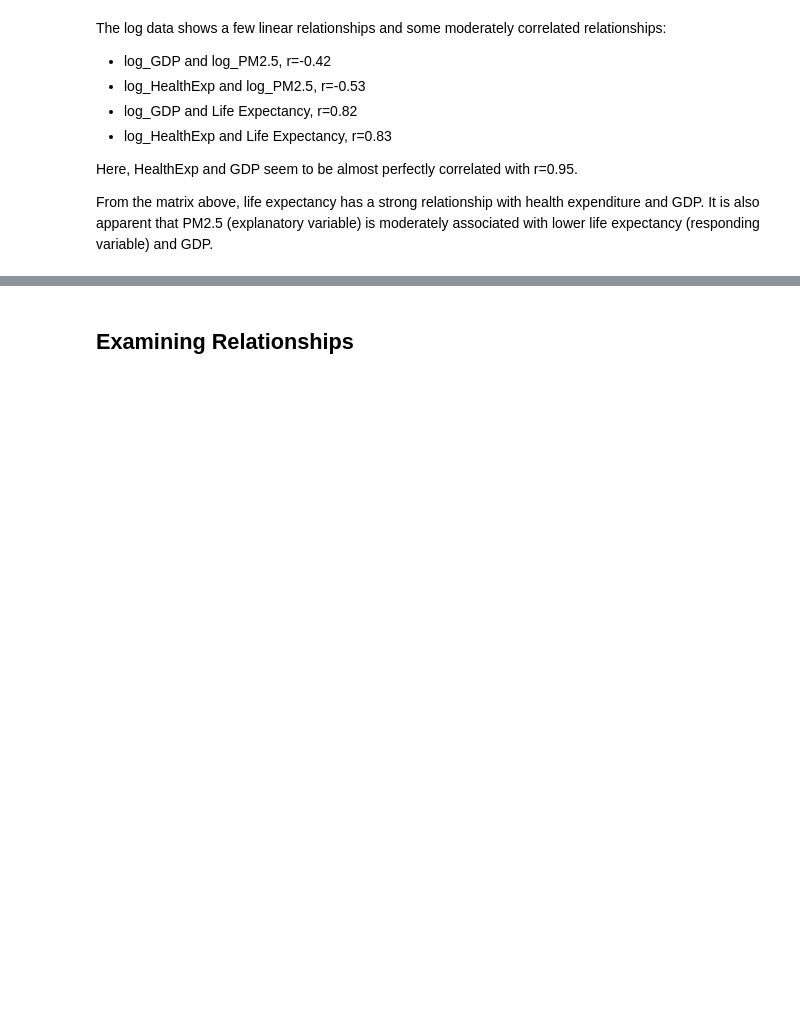
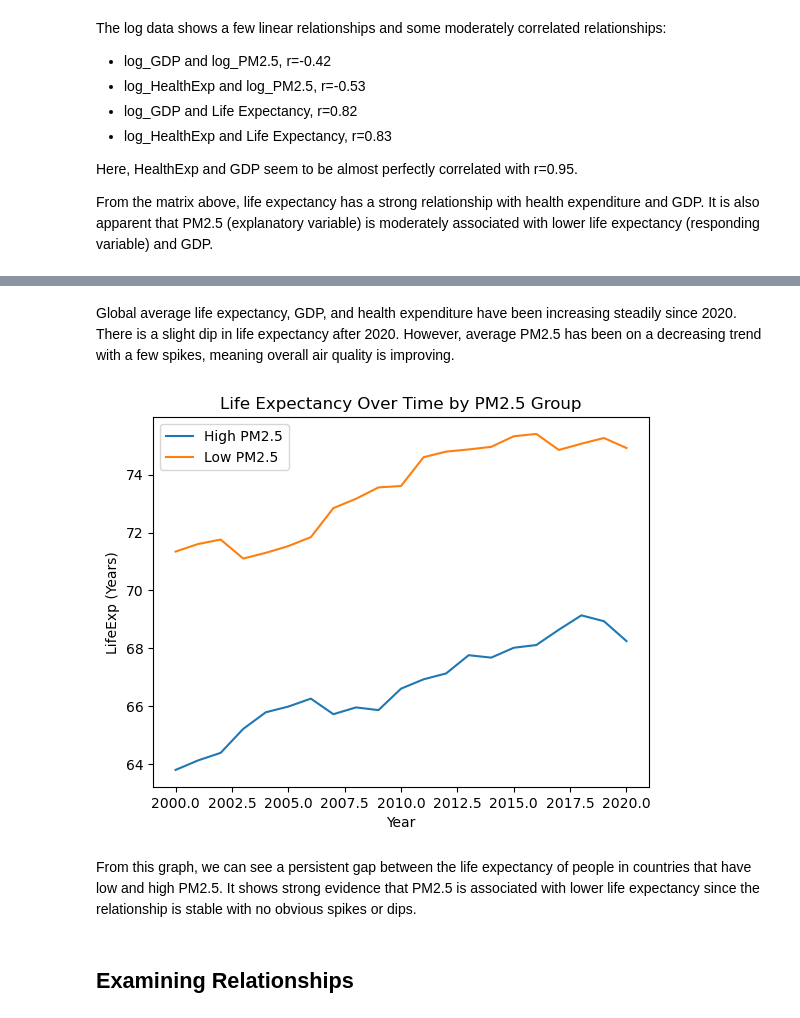
Before and after one commit to Gskakar/Mini_Project_195, a Jupyter notebook: 195_EDA.ipynb, the cells around one changed output, grey strips where cells are left out. Cells and saved outputs as stored; diff of their text form; code cells hidden in the pictures; blank space fills up the shorter version.

```diff
--- a/195_EDA.ipynb
+++ b/195_EDA.ipynb
@@ -130,3 +148,24 @@ From the matrix above, life expectancy has a strong relationship with health exp
+# %% [markdown]
+Global average life expectancy, GDP, and health expenditure have been increasing steadily since 2020. There is a slight dip in life expectancy after 2020. However, average PM2.5 has been on a decreasing trend with a few spikes, meaning overall air quality is improving.
+# %%
+# is there a difference in life expectancy between the high and low PM2.5 groups
+median_PM25 = data.groupby('Country')['PM25'].mean().median()
+data['PM2.5_group'] = data['PM25'].apply(lambda x: 'High PM2.5' if x > median_PM25 else 'Low PM2.5')
+
+yearly_high_PM25 = data[data['PM2.5_group'] == 'High PM2.5'].groupby('Year')['LifeExp'].mean()
+yearly_low_PM25 = data[data['PM2.5_group'] == 'Low PM2.5'].groupby('Year')['LifeExp'].mean()
+
+plt.plot(yearly_high_PM25.index, yearly_high_PM25.values, label='High PM2.5')
+plt.plot(yearly_low_PM25.index, yearly_low_PM25.values, label='Low PM2.5')
+plt.title('Life Expectancy Over Time by PM2.5 Group')
+plt.xlabel('Year')
+plt.ylabel('LifeExp (Years)')
+plt.legend()
+plt.show()
+# %% [output]
+[figure, added]
+# %% [markdown]
+From this graph, we can see a persistent gap between the life expectancy of people in countries that have low and high PM2.5. It shows strong evidence that PM2.5 is associated with lower life expectancy since the relationship is stable with no obvious spikes or dips.
 # %% [markdown]
 ## Examining Relationships
 # %%
```
Also changed, not shown: parts of 3 cells of this notebook.
